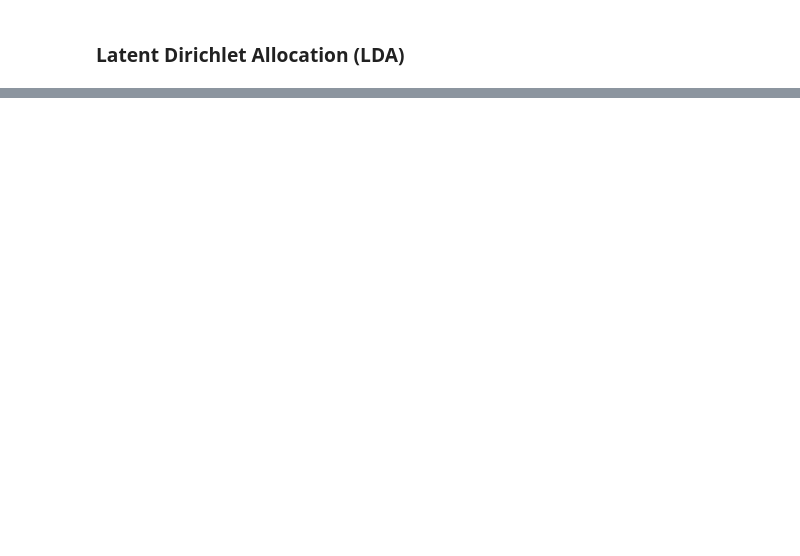
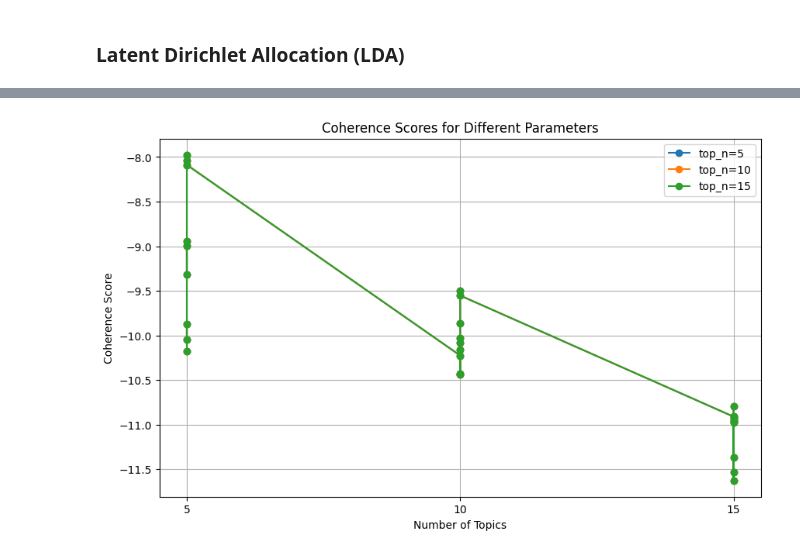
Before and after one commit to leilaigl/ml-exam-paper-analysis, a Jupyter notebook: Topic Model.ipynb, the cells around one changed output, grey strips where cells are left out. Drawn from its saved outputs; the diff is of its cells as text; code cells hidden in the pictures; blank space fills up the shorter version.

```diff
--- a/Topic Model.ipynb
+++ b/Topic Model.ipynb
@@ -498,0 +492,54 @@ nan
+# %%
+def get_lda_topics(model, num_topics, top_n=10):
+    word_dict = {}
+    for i in range(num_topics):
+        words = model.show_topic(i, topn=top_n)
+        word_dict['Topic #' + '{:02d}'.format(i+1)] = [i[0] for i in words]
+    return pd.DataFrame(word_dict)
+
+def calculate_coherence(lda_model, corpus, textlist, coherence='u_mass'):
+    if coherence == 'u_mass':
+        cm = CoherenceModel(model=lda_model, corpus=corpus, coherence='u_mass')
+    else:
+        cm = CoherenceModel(model=lda_model, texts=textlist, coherence=coherence)
+    return cm.get_coherence()
+
+top_n_values = [5, 10, 15]
+num_topics_values = [5, 10, 15]
+chunksize_values = [500, 600, 700]
+passes_values = [10, 30, 50]
+
+coherence_results = []
+
+for top_n in top_n_values:
+    for num_topics in num_topics_values:
+        for chunksize in chunksize_values:
+            for passes in passes_values:
+                lda_model = gensim.models.ldamodel.LdaModel(corpus=corpus,
+                                                            id2word=dictionary,
+                                                            num_topics=num_topics,
+                                                            random_state=100,
+                                                            update_every=1,
+                                                            chunksize=chunksize,
+                                                            passes=passes,
+                                                            alpha='auto',
+                                                            per_word_topics=True)
+                coherence_score = calculate_coherence(lda_model, corpus, textlist)
+                coherence_results.append((top_n, num_topics, chunksize, passes, coherence_score))
+
+df_results = pd.DataFrame(coherence_results, columns=['top_n', 'num_topics', 'chunksize', 'passes', 'coherence_score'])
+
+plt.figure(figsize=(10, 6))
+for top_n in top_n_values:
+    df_topn = df_results[df_results['top_n'] == top_n]
+    plt.plot(df_topn['num_topics'], df_topn['coherence_score'], marker='o', label=f'top_n={top_n}')
+
+plt.title('Coherence Scores for Different Parameters')
+plt.xlabel('Number of Topics')
+plt.ylabel('Coherence Score')
+plt.xticks(num_topics_values)
+plt.legend()
+plt.grid(True)
+plt.show()
+# %% [output]
+[figure, added]
```
Also changed, not shown: parts of 20 cells of this notebook.
